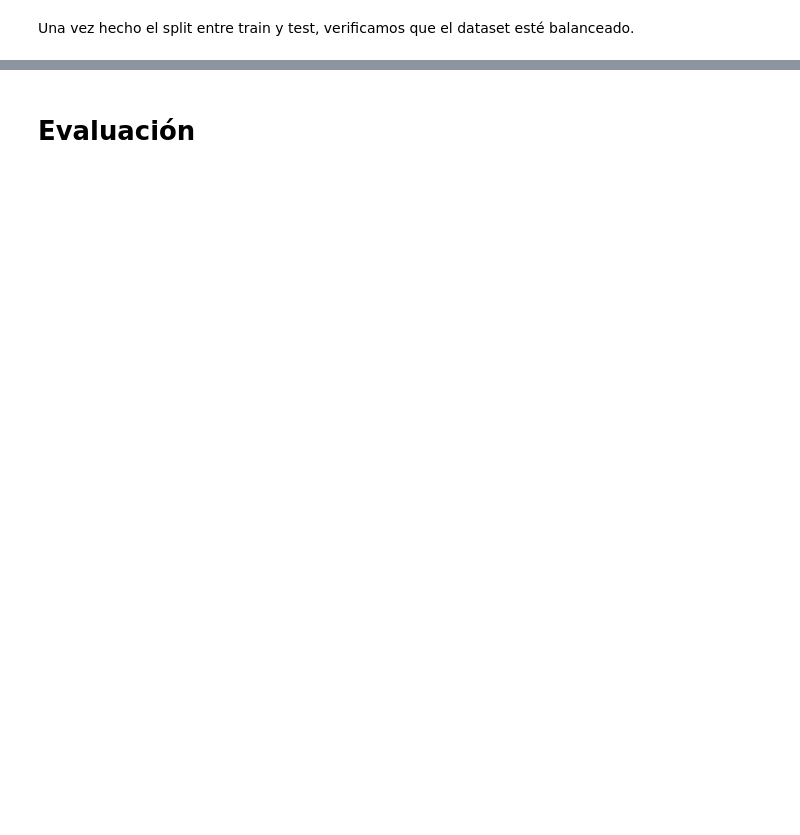
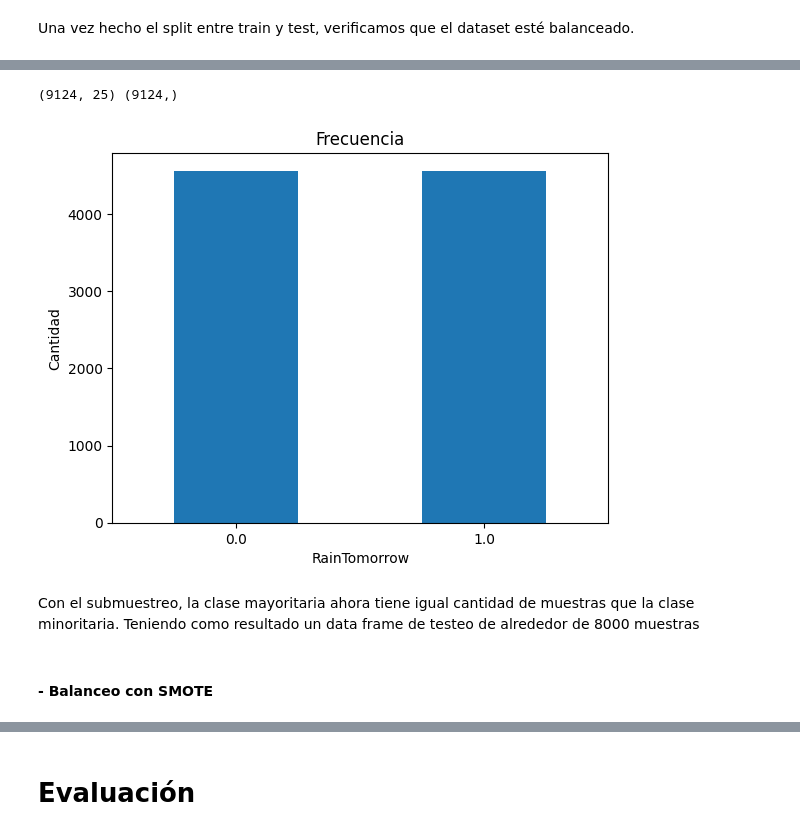
Before and after one commit to itssofiarce/AA1-TUIA-Petetta-Arce, a Jupyter notebook: TP_integrador_AA1_RL.ipynb, the cells around one changed output, grey strips where cells are left out. Drawn from its saved outputs; the diff is of its cells as text; code cells hidden in the pictures; blank space fills up the shorter version.

```diff
--- a/TP_integrador_AA1_RL.ipynb
+++ b/TP_integrador_AA1_RL.ipynb
@@ -269,0 +335,15 @@ En el gráfico de arriba se puede ver como la cantidad de muestras para los dias
+# %%
+rus = RandomUnderSampler(random_state=0)
+X_train_rus, y_train_rus = rus.fit_resample(X_train_balance, y_train_balance)
+# %%
+df_rus = pd.DataFrame(X_train_rus, columns=X_train_balance.columns)
+df_rus['RainTomorrow'] = y_train_rus
+# %%
+plot_balance(df_rus)
+# %% [output]
+(9124, 25) (9124,)
+[figure, added]
+# %% [markdown]
+Con el submuestreo, la clase mayoritaria ahora tiene igual cantidad de muestras que la clase minoritaria. Teniendo como resultado un data frame de testeo de alrededor de 8000 muestras
+# %% [markdown]
+#### - Balanceo con SMOTE
```
Also changed, not shown: parts of 42 cells of this notebook.
